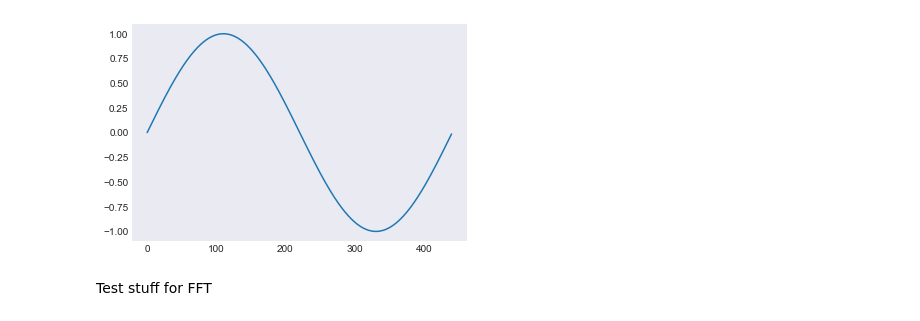
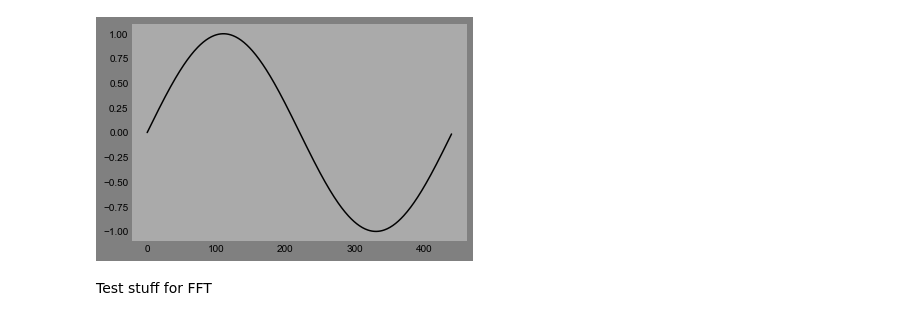
Before and after one commit to jxylpsyk/Wave-Generator, a Jupyter notebook: App/utils/Grapher.ipynb, the cells around one changed output. Saved outputs shown, nothing was run; the diff lists cells and outputs as text; code cells hidden in the pictures.

Commit message:
Added graph colors editable by user

```diff
--- a/App/utils/Grapher.ipynb
+++ b/App/utils/Grapher.ipynb
@@ -7,19 +7,28 @@ test_arr = [random.random() * 2 - 1 for _ in range(44100)]
 # %%
 test_arr = np.linspace(0, 2, 44100*2)
 freq = 100
 x = 44100/freq
 
 if x % 1 != 0:
     x = round(x + 0.5)
 test_arr = test_arr[:int(x)]
-test_arr = np.sin(test_arr * freq * 2 * np.pi )
+test_arr = np.sin(test_arr * freq * 2 * np.pi)
 
 
-plt.style.use('seaborn-dark')
-plt.plot(test_arr)
+plt.figure(facecolor='#808080')
+
+
+# plt.style.use('seaborn-dark')
+ax = plt.axes()
+[t.set_color('#000000') for t in ax.xaxis.get_ticklabels()]
+[t.set_color('#000000') for t in ax.yaxis.get_ticklabels()]
+
+ax.set_facecolor("#aaaaaa")
+
+plt.plot(test_arr, color="#020202")
 plt.savefig('foo.png')
 # %% [output]
-[figure, old version]
+[figure, new version]
 # %%
 import json
 
```
Also changed, not shown: 8 other files.
